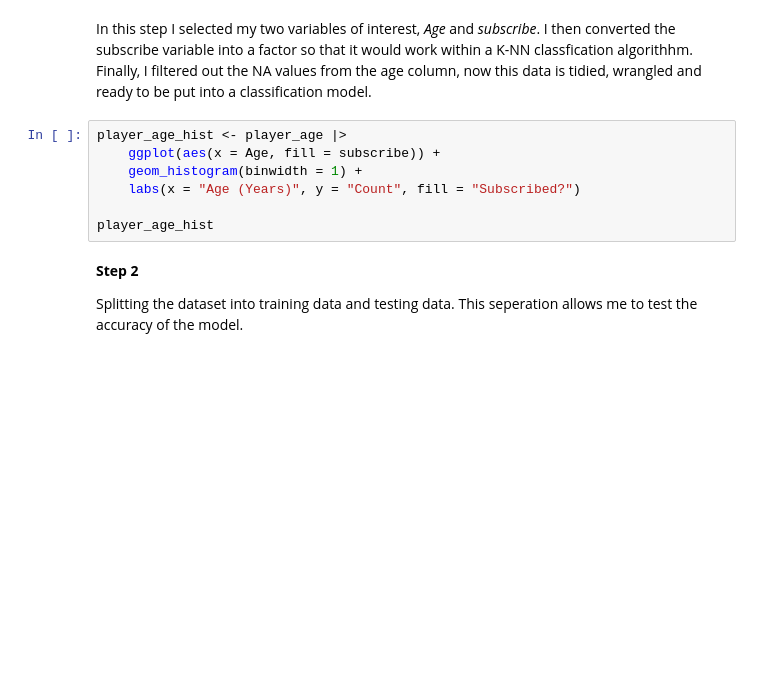
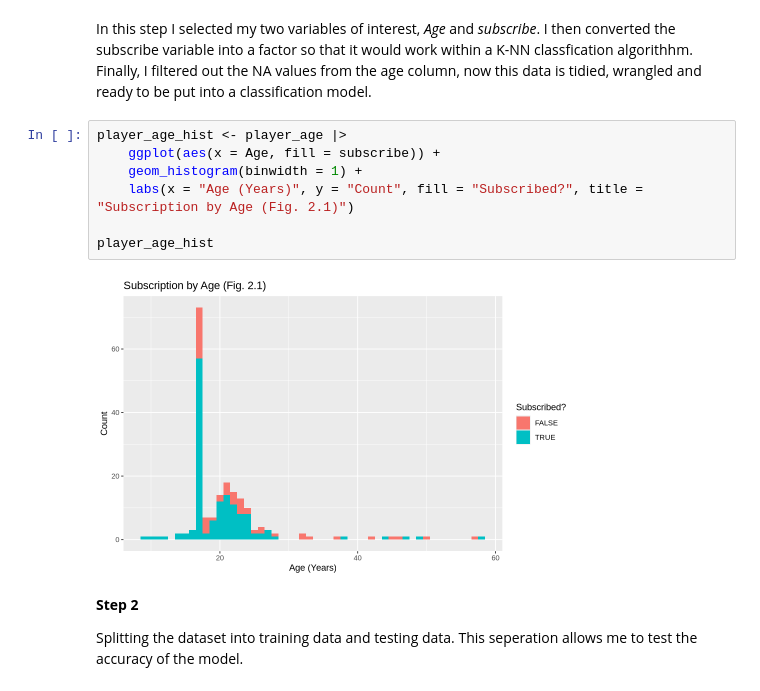
Before and after one commit to Mgonz005/Data-Science-group-project-, a Jupyter notebook: final_project_grp34.ipynb, the cells around one changed output. Cells and saved outputs as stored; diff of their text form; blank space fills up the shorter version.

```diff
--- a/final_project_grp34.ipynb
+++ b/final_project_grp34.ipynb
@@ -153,10 +177,12 @@ In this step I selected my two variables of interest, *Age* and *subscribe*. I t
 # %%
 player_age_hist <- player_age |>
     ggplot(aes(x = Age, fill = subscribe)) +
     geom_histogram(binwidth = 1) +
-    labs(x = "Age (Years)", y = "Count", fill = "Subscribed?")
+    labs(x = "Age (Years)", y = "Count", fill = "Subscribed?", title = "Subscription by Age (Fig. 2.1)")
 
 player_age_hist
+# %% [output]
+[figure, added]
 # %% [markdown]
 **Step 2**
 
```
Also changed, not shown: parts of 12 cells of this notebook.
